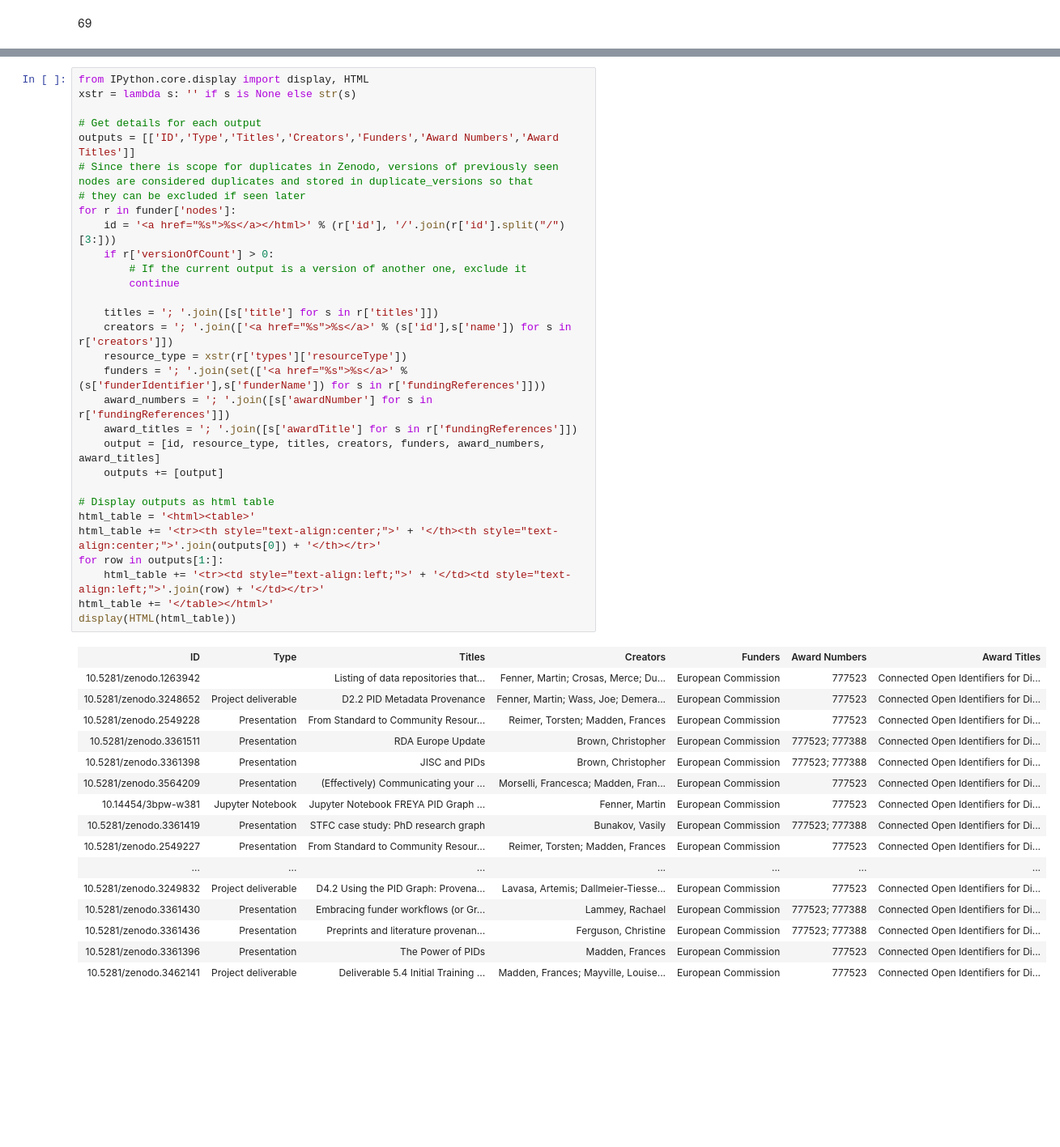
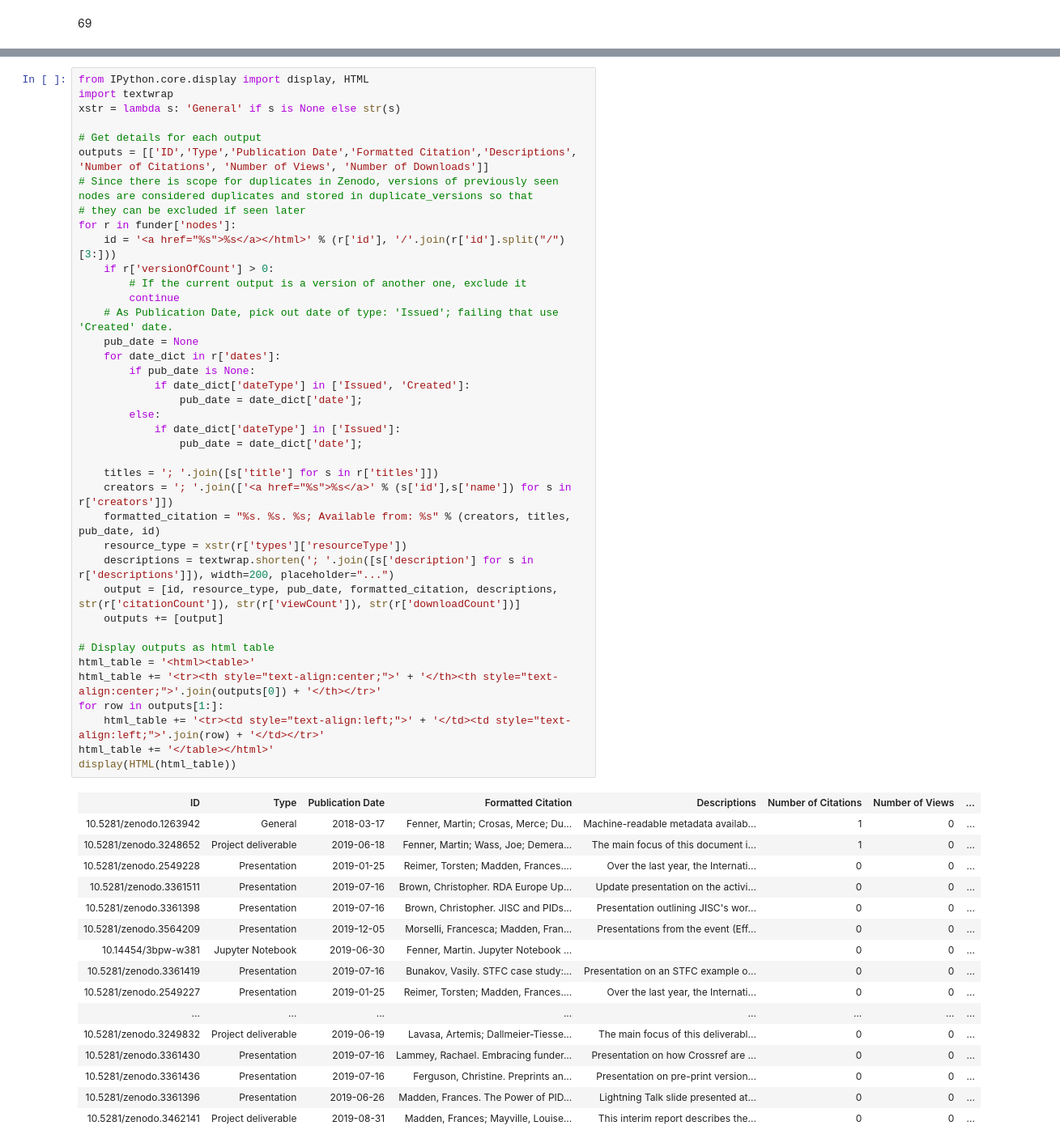
Before and after one commit to datacite/pidgraph-notebooks-python, a Jupyter notebook: user-story-10-grant-outputs/py-grant-outputs.ipynb, the cells around one changed output, grey strips where cells are left out. Shown at 81% size. Saved outputs shown, nothing was run; the diff lists cells and outputs as text; blank space fills up the shorter version.

```diff
--- a/user-story-10-grant-outputs/py-grant-outputs.ipynb
+++ b/user-story-10-grant-outputs/py-grant-outputs.ipynb
@@ -171,48 +171,57 @@ plt.show()
 [figure]
 # %%
 from IPython.core.display import display, HTML
-xstr = lambda s: '' if s is None else str(s)
+import textwrap
+xstr = lambda s: 'General' if s is None else str(s)
 
 # Get details for each output
-outputs = [['ID','Type','Titles','Creators','Funders','Award Numbers','Award Titles']]
+outputs = [['ID','Type','Publication Date','Formatted Citation','Descriptions', 'Number of Citations', 'Number of Views', 'Number of Downloads']]
 # Since there is scope for duplicates in Zenodo, versions of previously seen nodes are considered duplicates and stored in duplicate_versions so that
 # they can be excluded if seen later
 for r in funder['nodes']:
     id = '<a href="%s">%s</a></html>' % (r['id'], '/'.join(r['id'].split("/")[3:]))
     if r['versionOfCount'] > 0:
         # If the current output is a version of another one, exclude it
         continue
+    # As Publication Date, pick out date of type: 'Issued'; failing that use 'Created' date.
+    pub_date = None
+    for date_dict in r['dates']:
+        if pub_date is None:
+            if date_dict['dateType'] in ['Issued', 'Created']:
+                pub_date = date_dict['date'];
+        else:
+            if date_dict['dateType'] in ['Issued']:
+                pub_date = date_dict['date'];
 
     titles = '; '.join([s['title'] for s in r['titles']])
     creators = '; '.join(['<a href="%s">%s</a>' % (s['id'],s['name']) for s in r['creators']])
+    formatted_citation = "%s. %s. %s; Available from: %s" % (creators, titles, pub_date, id)
     resource_type = xstr(r['types']['resourceType'])
-    funders = '; '.join(set(['<a href="%s">%s</a>' % (s['funderIdentifier'],s['funderName']) for s in r['fundingReferences']]))
-    award_numbers = '; '.join([s['awardNumber'] for s in r['fundingReferences']])
-    award_titles = '; '.join([s['awardTitle'] for s in r['fundingReferences']])
-    output = [id, resource_type, titles, creators, funders, award_numbers, award_titles]
+    descriptions = textwrap.shorten('; '.join([s['description'] for s in r['descriptions']]), width=200, placeholder="...")
+    output = [id, resource_type, pub_date, formatted_citation, descriptions, str(r['citationCount']), str(r['viewCount']), str(r['downloadCount'])]
     outputs += [output]
 
 # Display outputs as html table
 html_table = '<html><table>'
 html_table += '<tr><th style="text-align:center;">' + '</th><th style="text-align:center;">'.join(outputs[0]) + '</th></tr>'
 for row in outputs[1:]:
     html_table += '<tr><td style="text-align:left;">' + '</td><td style="text-align:left;">'.join(row) + '</td></tr>'
 html_table += '</table></html>'
 display(HTML(html_table))
 # %% [output]
-| ID | Type | Titles | Creators | Funders | Award Numbers | Award Titles |
-| 10.5281/zenodo.1263942 |  | Listing of data repositories that... | Fenner, Martin; Crosas, Merce; Du... | European Commission | 777523 | Connected Open Identifiers for Di... |
-| 10.5281/zenodo.3248652 | Project deliverable | D2.2 PID Metadata Provenance | Fenner, Martin; Wass, Joe; Demera... | European Commission | 777523 | Connected Open Identifiers for Di... |
-| 10.5281/zenodo.2549228 | Presentation | From Standard to Community Resour... | Reimer, Torsten; Madden, Frances | European Commission | 777523 | Connected Open Identifiers for Di... |
-| 10.5281/zenodo.3361511 | Presentation | RDA Europe Update | Brown, Christopher | European Commission | 777523; 777388 | Connected Open Identifiers for Di... |
-| 10.5281/zenodo.3361398 | Presentation | JISC and PIDs | Brown, Christopher | European Commission | 777523; 777388 | Connected Open Identifiers for Di... |
-| 10.5281/zenodo.3564209 | Presentation | (Effectively) Communicating your ... | Morselli, Francesca; Madden, Fran... | European Commission | 777523 | Connected Open Identifiers for Di... |
-| 10.14454/3bpw-w381 | Jupyter Notebook | Jupyter Notebook FREYA PID Graph ... | Fenner, Martin | European Commission | 777523 | Connected Open Identifiers for Di... |
-| 10.5281/zenodo.3361419 | Presentation | STFC case study: PhD research graph | Bunakov, Vasily | European Commission | 777523; 777388 | Connected Open Identifiers for Di... |
-| 10.5281/zenodo.2549227 | Presentation | From Standard to Community Resour... | Reimer, Torsten; Madden, Frances | European Commission | 777523 | Connected Open Identifiers for Di... |
-| ... | ... | ... | ... | ... | ... | ... |
-| 10.5281/zenodo.3249832 | Project deliverable | D4.2 Using the PID Graph: Provena... | Lavasa, Artemis; Dallmeier-Tiesse... | European Commission | 777523 | Connected Open Identifiers for Di... |
-| 10.5281/zenodo.3361430 | Presentation | Embracing funder workflows (or Gr... | Lammey, Rachael | European Commission | 777523; 777388 | Connected Open Identifiers for Di... |
-| 10.5281/zenodo.3361436 | Presentation | Preprints and literature provenan... | Ferguson, Christine | European Commission | 777523; 777388 | Connected Open Identifiers for Di... |
-| 10.5281/zenodo.3361396 | Presentation | The Power of PIDs | Madden, Frances | European Commission | 777523 | Connected Open Identifiers for Di... |
-| 10.5281/zenodo.3462141 | Project deliverable | Deliverable 5.4 Initial Training ... | Madden, Frances; Mayville, Louise... | European Commission | 777523 | Connected Open Identifiers for Di... |
+| ID | Type | Publication Date | Formatted Citation | Descriptions | Number of Citations | Number of Views | ... |
+| 10.5281/zenodo.1263942 | General | 2018-03-17 | Fenner, Martin; Crosas, Merce; Du... | Machine-readable metadata availab... | 1 | 0 | ... |
+| 10.5281/zenodo.3248652 | Project deliverable | 2019-06-18 | Fenner, Martin; Wass, Joe; Demera... | The main focus of this document i... | 1 | 0 | ... |
+| 10.5281/zenodo.2549228 | Presentation | 2019-01-25 | Reimer, Torsten; Madden, Frances.... | Over the last year, the Internati... | 0 | 0 | ... |
+| 10.5281/zenodo.3361511 | Presentation | 2019-07-16 | Brown, Christopher. RDA Europe Up... | Update presentation on the activi... | 0 | 0 | ... |
+| 10.5281/zenodo.3361398 | Presentation | 2019-07-16 | Brown, Christopher. JISC and PIDs... | Presentation outlining JISC's wor... | 0 | 0 | ... |
+| 10.5281/zenodo.3564209 | Presentation | 2019-12-05 | Morselli, Francesca; Madden, Fran... | Presentations from the event (Eff... | 0 | 0 | ... |
+| 10.14454/3bpw-w381 | Jupyter Notebook | 2019-06-30 | Fenner, Martin. Jupyter Notebook ... |  | 0 | 0 | ... |
+| 10.5281/zenodo.3361419 | Presentation | 2019-07-16 | Bunakov, Vasily. STFC case study:... | Presentation on an STFC example o... | 0 | 0 | ... |
+| 10.5281/zenodo.2549227 | Presentation | 2019-01-25 | Reimer, Torsten; Madden, Frances.... | Over the last year, the Internati... | 0 | 0 | ... |
+| ... | ... | ... | ... | ... | ... | ... | ... |
+| 10.5281/zenodo.3249832 | Project deliverable | 2019-06-19 | Lavasa, Artemis; Dallmeier-Tiesse... | The main focus of this deliverabl... | 0 | 0 | ... |
+| 10.5281/zenodo.3361430 | Presentation | 2019-07-16 | Lammey, Rachael. Embracing funder... | Presentation on how Crossref are ... | 0 | 0 | ... |
+| 10.5281/zenodo.3361436 | Presentation | 2019-07-16 | Ferguson, Christine. Preprints an... | Presentation on pre-print version... | 0 | 0 | ... |
+| 10.5281/zenodo.3361396 | Presentation | 2019-06-26 | Madden, Frances. The Power of PID... | Lightning Talk slide presented at... | 0 | 0 | ... |
+| 10.5281/zenodo.3462141 | Project deliverable | 2019-08-31 | Madden, Frances; Mayville, Louise... | This interim report describes the... | 0 | 0 | ... |
```
Also changed, not shown: parts of 3 cells of this notebook.
